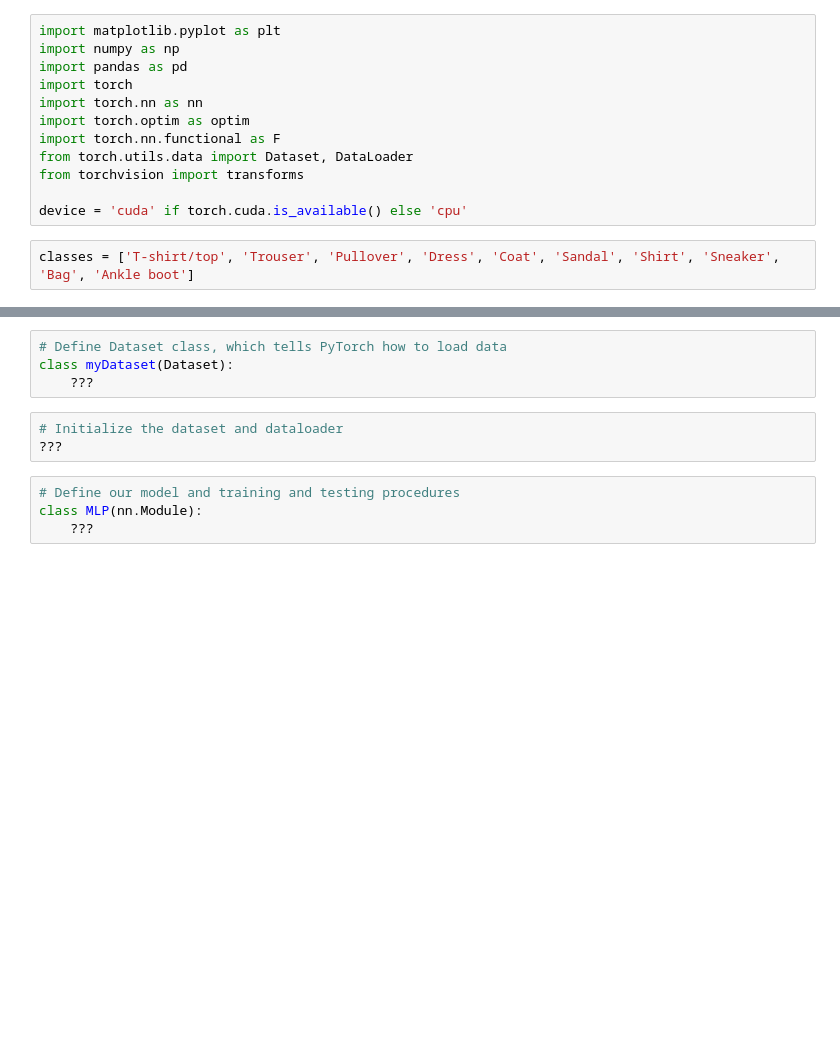
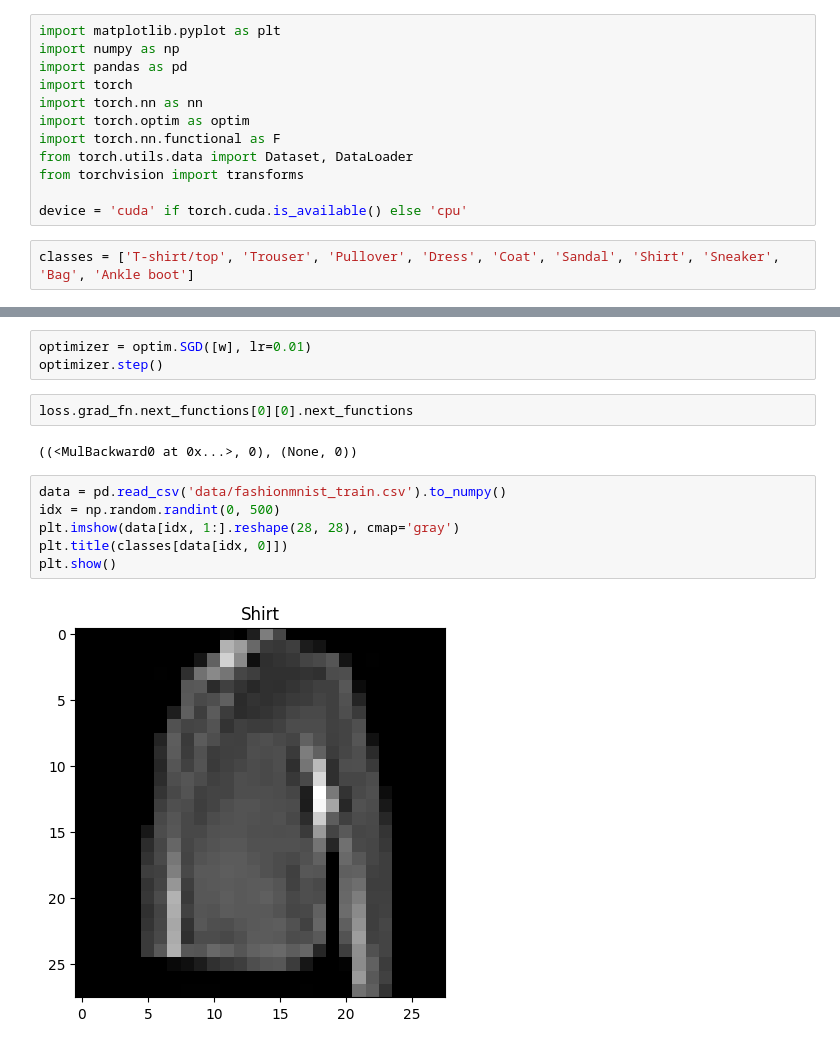
Before and after one commit to dillonlyr/ECE4179_Codes, a Jupyter notebook: Workshop 5 - PyTorch/Workshop_starter.ipynb, the cells around one changed output, grey strips where cells are left out. Drawn from its saved outputs; the diff is of its cells as text; blank space fills up the shorter version.

```diff
--- a/Workshop 5 - PyTorch/Workshop_starter.ipynb
+++ b/Workshop 5 - PyTorch/Workshop_starter.ipynb
@@ -23,11 +26,15 @@ loss.backward()
-# %%
-# Define Dataset class, which tells PyTorch how to load data
-class myDataset(Dataset):
-    ???
-# %%
-# Initialize the dataset and dataloader
-???
-# %%
-# Define our model and training and testing procedures
-class MLP(nn.Module):
-    ???
+# %%
+optimizer = optim.SGD([w], lr=0.01)
+optimizer.step()
+# %%
+loss.grad_fn.next_functions[0][0].next_functions
+# %% [output]
+((<MulBackward0 at 0x...>, 0), (None, 0))
+# %%
+data = pd.read_csv('data/fashionmnist_train.csv').to_numpy()
+idx = np.random.randint(0, 500)
+plt.imshow(data[idx, 1:].reshape(28, 28), cmap='gray')
+plt.title(classes[data[idx, 0]])
+plt.show()
+# %% [output]
+[figure, added]
```
Also changed, not shown: parts of 7 cells of this notebook.
